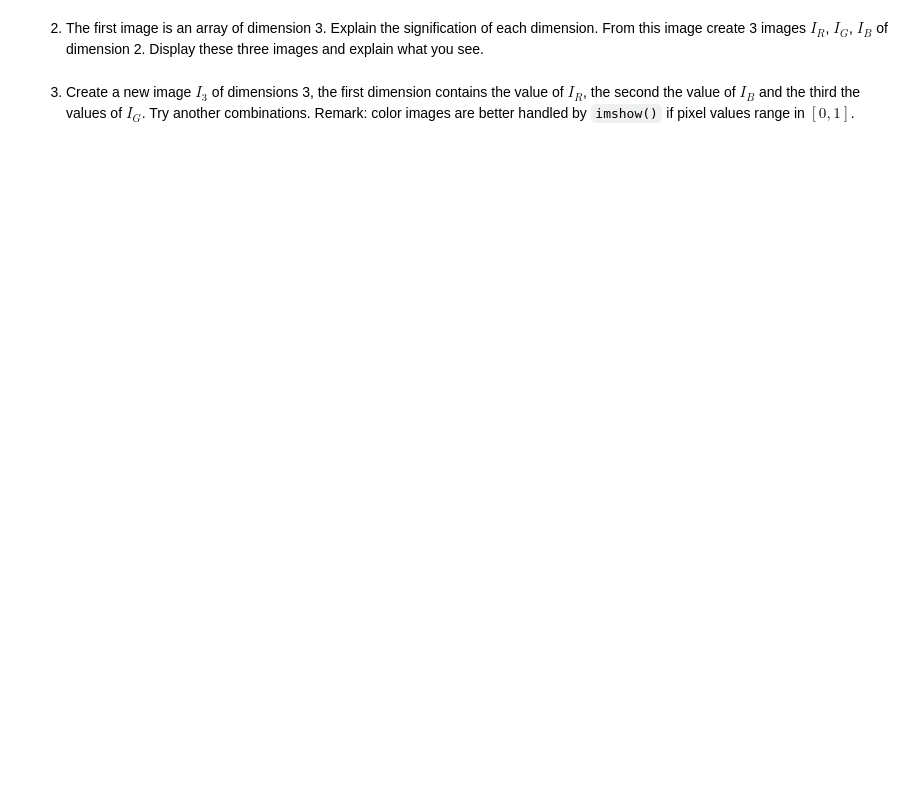
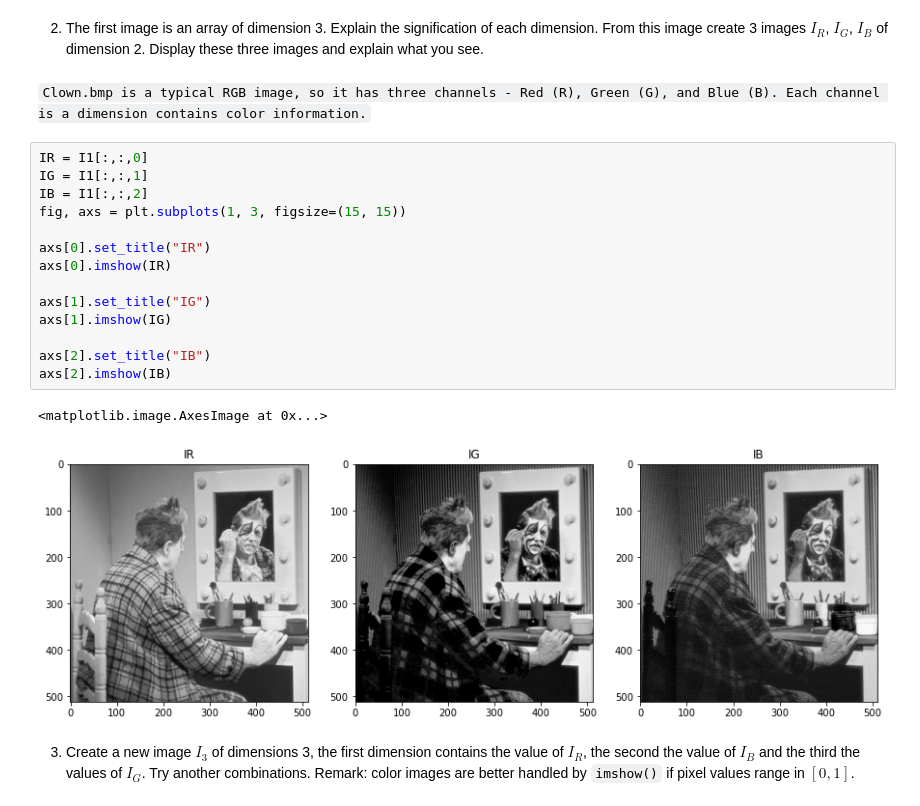
Before and after one commit to ZHANGzhile/BIMA, a Jupyter notebook: TME4/TME4.ipynb, the cells around one changed output. Saved outputs shown, nothing was run; the diff lists cells and outputs as text; blank space fills up the shorter version.

````diff
--- a/TME4/TME4.ipynb
+++ b/TME4/TME4.ipynb
@@ -247,4 +266,23 @@ def antiAliasingFilter(n,m):
 # %% [markdown]
 2. The first image is an array of dimension 3. Explain the signification of each dimension. From this image create 3 images $I_R$, $I_G$, $I_B$ of dimension 2. Display these three images and explain what you see.
+# %% [markdown]
+```Clown.bmp is a typical RGB image, so it has three channels - Red (R), Green (G), and Blue (B). Each channel is a dimension contains color information.```
+# %%
+IR = I1[:,:,0]
+IG = I1[:,:,1]
+IB = I1[:,:,2]
+fig, axs = plt.subplots(1, 3, figsize=(15, 15))
+
+axs[0].set_title("IR")
+axs[0].imshow(IR)
+
+axs[1].set_title("IG")
+axs[1].imshow(IG)
+
+axs[2].set_title("IB")
+axs[2].imshow(IB)
+# %% [output]
+<matplotlib.image.AxesImage at 0x...>
+[figure, added]
 # %% [markdown]
 3. Create a new image $I_3$ of dimensions 3, the first dimension contains the value of $I_R$, the second the value of $I_B$ and the third the values of $I_G$. Try another combinations. Remark: color images are better handled by `imshow()` if pixel values range in $[0,1]$.
````
Also changed, not shown: parts of 8 cells of this notebook.
